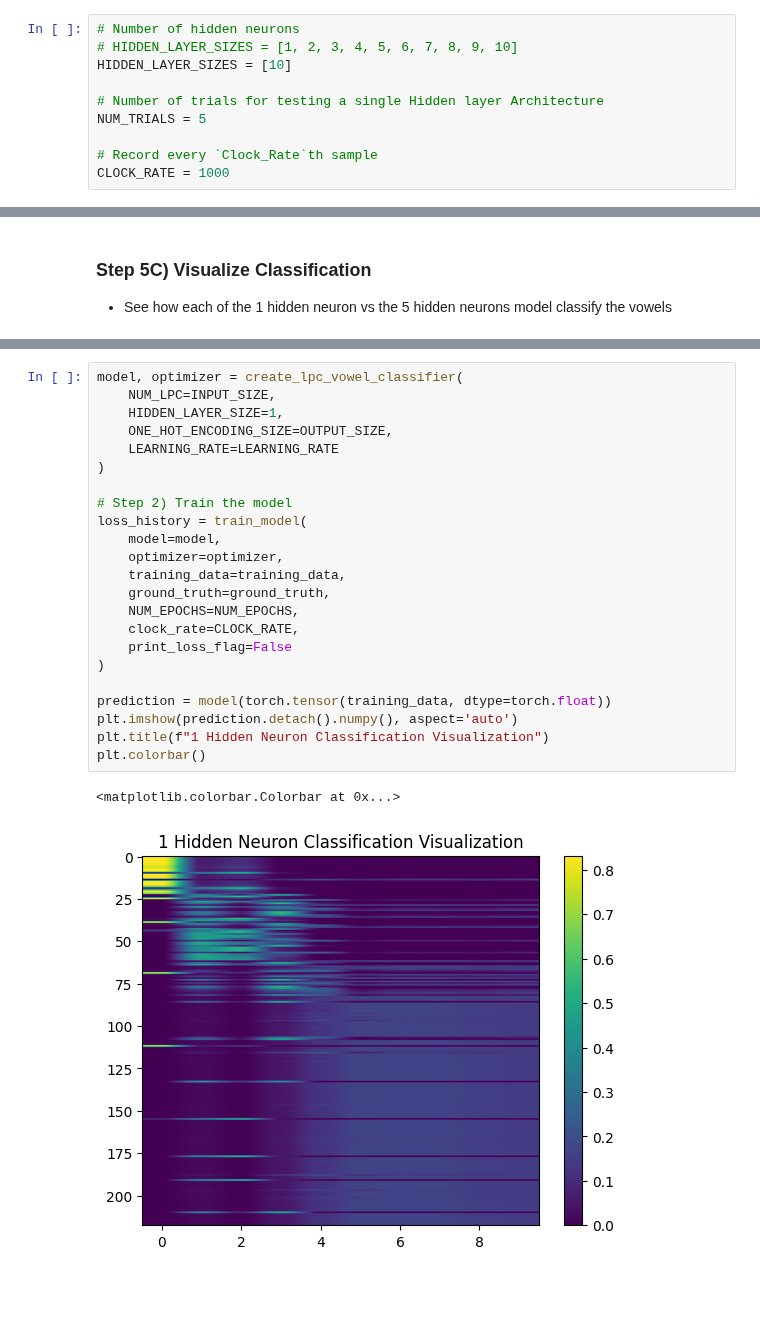
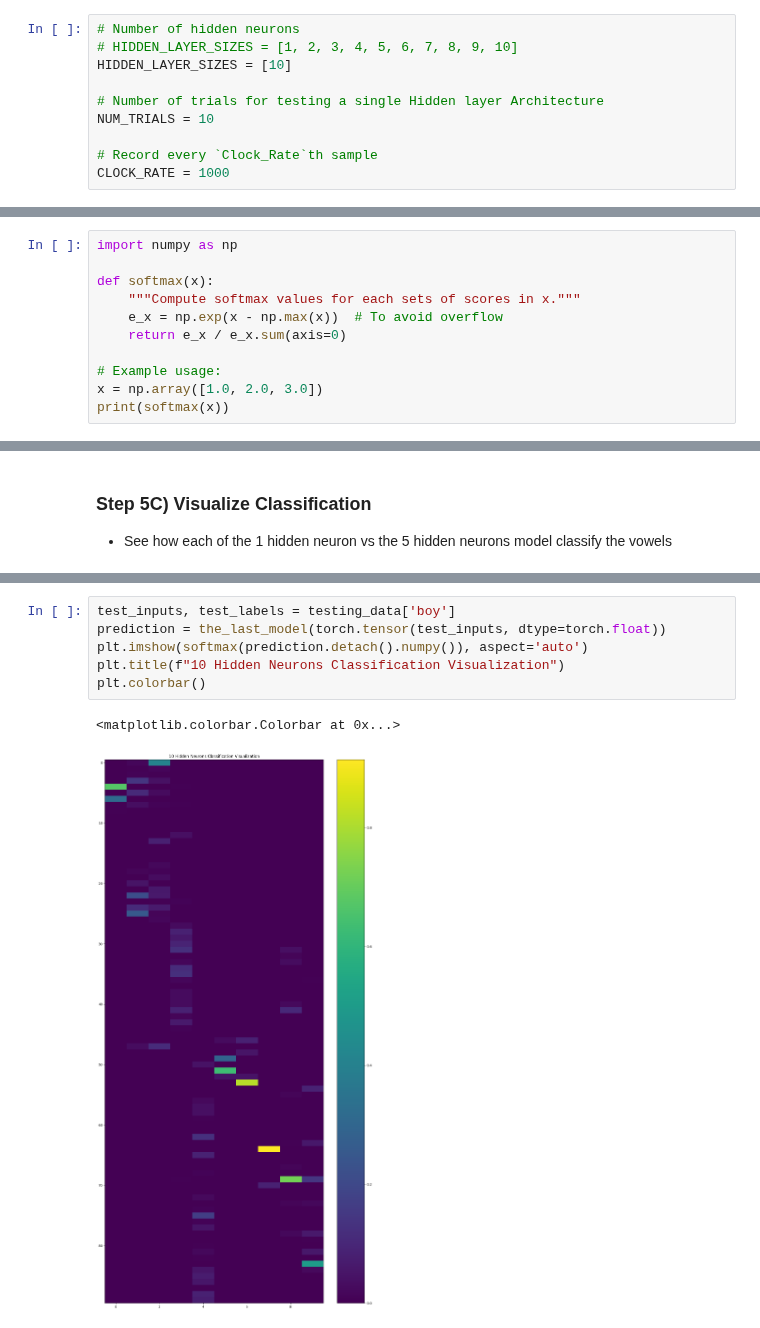
Before and after one commit to Ky-Ng/Vowel-Detection-NN, a Jupyter notebook: Main_Scripts/Vowel_Benchmark_Training.ipynb, the cells around one changed output, grey strips where cells are left out. Saved outputs shown, nothing was run; the diff lists cells and outputs as text; blank space fills up the shorter version.

```diff
--- a/Main_Scripts/Vowel_Benchmark_Training.ipynb
+++ b/Main_Scripts/Vowel_Benchmark_Training.ipynb
@@ -306,7 +309,7 @@ def calculate_cohens_d(dataset1: np.array, dataset2: np.array) -> tuple[np.float
 HIDDEN_LAYER_SIZES = [10]
 
 # Number of trials for testing a single Hidden layer Architecture
-NUM_TRIALS = 5
+NUM_TRIALS = 10
 
 # Record every `Clock_Rate`th sample
 CLOCK_RATE = 1000
@@ -471,0 +477,11 @@ NameError: name 'all_training_loss_histories' is not defined
+# %%
+import numpy as np
+
+def softmax(x):
+    """Compute softmax values for each sets of scores in x."""
+    e_x = np.exp(x - np.max(x))  # To avoid overflow
+    return e_x / e_x.sum(axis=0)
+
+# Example usage:
+x = np.array([1.0, 2.0, 3.0])
+print(softmax(x))
@@ -475,26 +501,9 @@ NameError: name 'all_training_loss_histories' is not defined
 # %%
-model, optimizer = create_lpc_vowel_classifier(
-    NUM_LPC=INPUT_SIZE,
-    HIDDEN_LAYER_SIZE=1,
-    ONE_HOT_ENCODING_SIZE=OUTPUT_SIZE,
-    LEARNING_RATE=LEARNING_RATE
-)
-
-# Step 2) Train the model
-loss_history = train_model(
-    model=model,
-    optimizer=optimizer,
-    training_data=training_data,
-    ground_truth=ground_truth,
-    NUM_EPOCHS=NUM_EPOCHS,
-    clock_rate=CLOCK_RATE,
-    print_loss_flag=False
-)
-
-prediction = model(torch.tensor(training_data, dtype=torch.float))
-plt.imshow(prediction.detach().numpy(), aspect='auto')
-plt.title(f"1 Hidden Neuron Classification Visualization")
+test_inputs, test_labels = testing_data['boy']
+prediction = the_last_model(torch.tensor(test_inputs, dtype=torch.float))
+plt.imshow(softmax(prediction.detach().numpy()), aspect='auto')
+plt.title(f"10 Hidden Neurons Classification Visualization")
 plt.colorbar()
 # %% [output]
 <matplotlib.colorbar.Colorbar at 0x...>
-[figure, old version]
+[figure, new version]
```
Also changed, not shown: parts of 16 cells of this notebook, 1 other file.
